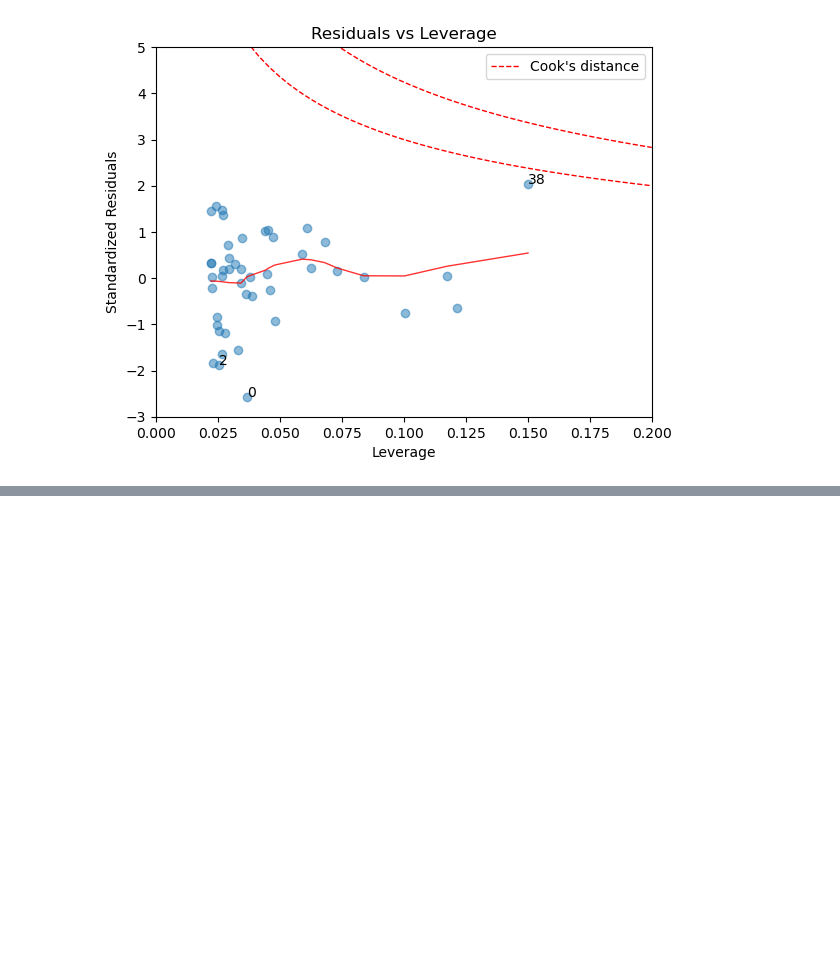
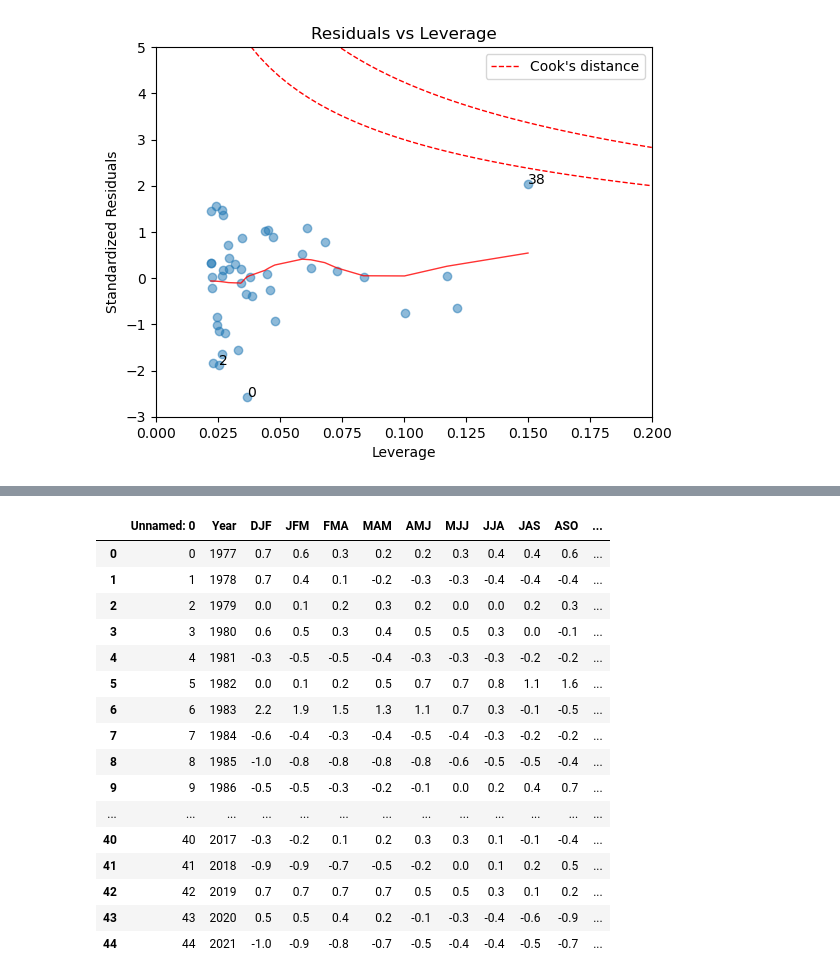
Before and after one commit to MitchellGriffin/GPHY491Project, a Jupyter notebook: ProjectCode.ipynb, the cells around one changed output, grey strips where cells are left out. Saved outputs shown, nothing was run; the diff lists cells and outputs as text; code cells hidden in the pictures; blank space fills up the shorter version.

```diff
--- a/ProjectCode.ipynb
+++ b/ProjectCode.ipynb
@@ -342,0 +355,31 @@ Notes:
+# %%
+# set up the dataframe with switch year values (yes or no)
+ENSOfire['SwitchYear'] = 'no'
+# following lines assign 'yes' to years that experienced a switch from La Nina (neg. ONI) to El Nino (pos. ONI) (if the switch occurred over multiple years 'no' was retained, as well as if the switch was not "official")
+ENSOfire.loc[9, 'SwitchYear'] = 'yes'
+ENSOfire.loc[14, 'SwitchYear'] = 'yes'
+ENSOfire.loc[20, 'SwitchYear'] = 'yes'
+ENSOfire.loc[25, 'SwitchYear'] = 'yes'
+ENSOfire.loc[29, 'SwitchYear'] = 'yes'
+ENSOfire.loc[32, 'SwitchYear'] = 'yes'
+ENSOfire.loc[41, 'SwitchYear'] = 'yes'
+
+ENSOfire
+# %% [output]
+|  | Unnamed: 0 | Year | DJF | JFM | FMA | MAM | AMJ | MJJ | JJA | JAS | ASO | ... |
+| 0 | 0 | 1977 | 0.7 | 0.6 | 0.3 | 0.2 | 0.2 | 0.3 | 0.4 | 0.4 | 0.6 | ... |
+| 1 | 1 | 1978 | 0.7 | 0.4 | 0.1 | -0.2 | -0.3 | -0.3 | -0.4 | -0.4 | -0.4 | ... |
+| 2 | 2 | 1979 | 0.0 | 0.1 | 0.2 | 0.3 | 0.2 | 0.0 | 0.0 | 0.2 | 0.3 | ... |
+| 3 | 3 | 1980 | 0.6 | 0.5 | 0.3 | 0.4 | 0.5 | 0.5 | 0.3 | 0.0 | -0.1 | ... |
+| 4 | 4 | 1981 | -0.3 | -0.5 | -0.5 | -0.4 | -0.3 | -0.3 | -0.3 | -0.2 | -0.2 | ... |
+| 5 | 5 | 1982 | 0.0 | 0.1 | 0.2 | 0.5 | 0.7 | 0.7 | 0.8 | 1.1 | 1.6 | ... |
+| 6 | 6 | 1983 | 2.2 | 1.9 | 1.5 | 1.3 | 1.1 | 0.7 | 0.3 | -0.1 | -0.5 | ... |
+| 7 | 7 | 1984 | -0.6 | -0.4 | -0.3 | -0.4 | -0.5 | -0.4 | -0.3 | -0.2 | -0.2 | ... |
+| 8 | 8 | 1985 | -1.0 | -0.8 | -0.8 | -0.8 | -0.8 | -0.6 | -0.5 | -0.5 | -0.4 | ... |
+| 9 | 9 | 1986 | -0.5 | -0.5 | -0.3 | -0.2 | -0.1 | 0.0 | 0.2 | 0.4 | 0.7 | ... |
+| ... | ... | ... | ... | ... | ... | ... | ... | ... | ... | ... | ... | ... |
+| 40 | 40 | 2017 | -0.3 | -0.2 | 0.1 | 0.2 | 0.3 | 0.3 | 0.1 | -0.1 | -0.4 | ... |
+| 41 | 41 | 2018 | -0.9 | -0.9 | -0.7 | -0.5 | -0.2 | 0.0 | 0.1 | 0.2 | 0.5 | ... |
+| 42 | 42 | 2019 | 0.7 | 0.7 | 0.7 | 0.7 | 0.5 | 0.5 | 0.3 | 0.1 | 0.2 | ... |
+| 43 | 43 | 2020 | 0.5 | 0.5 | 0.4 | 0.2 | -0.1 | -0.3 | -0.4 | -0.6 | -0.9 | ... |
+| 44 | 44 | 2021 | -1.0 | -0.9 | -0.8 | -0.7 | -0.5 | -0.4 | -0.4 | -0.5 | -0.7 | ... |
```
Also changed, not shown: parts of 16 cells of this notebook.
